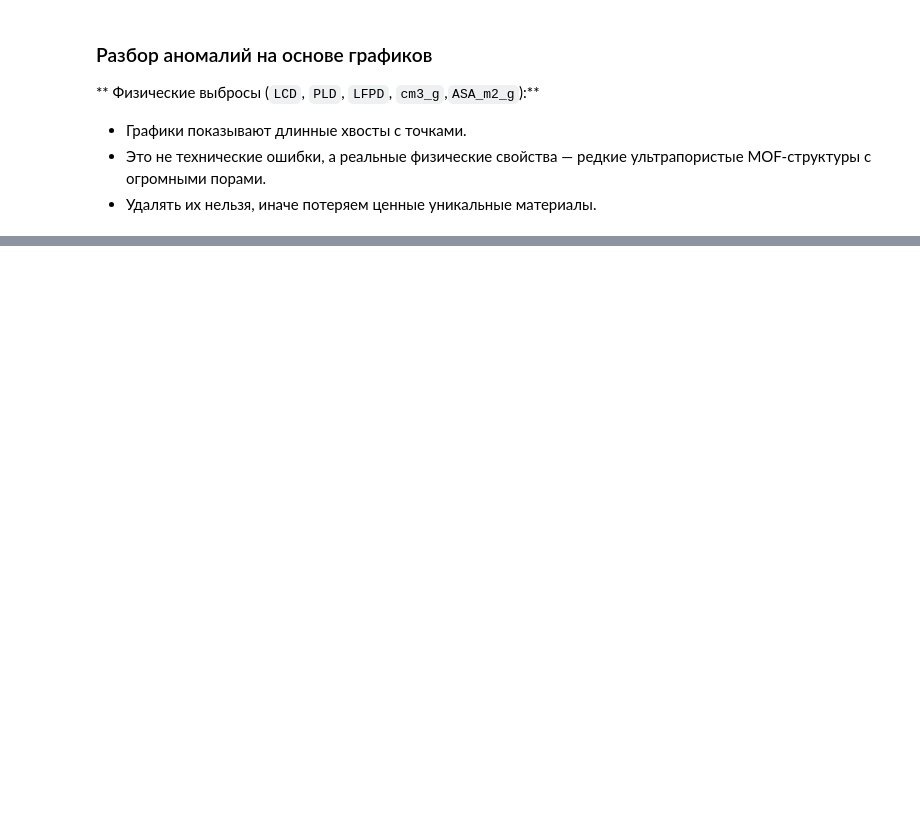
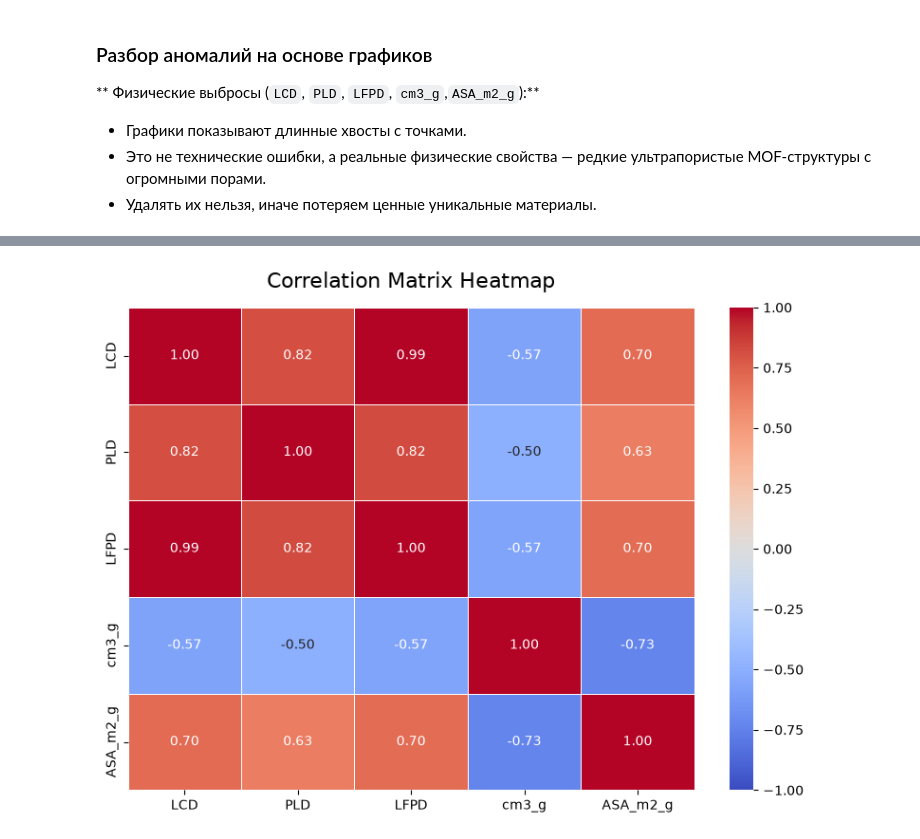
Before and after one commit to alenavas22/study-project, a Jupyter notebook: notebooks/EDA.ipynb, the cells around one changed output, grey strips where cells are left out. Cells and saved outputs as stored; diff of their text form; code cells hidden in the pictures; blank space fills up the shorter version.

```diff
--- a/notebooks/EDA.ipynb
+++ b/notebooks/EDA.ipynb
@@ -263,0 +303,8 @@ Name: ASA_m2_g, dtype: float64
+# %%
+fig, ax = plt.subplots(figsize=(8, 6))
+ax.set_title('Correlation Matrix Heatmap', fontsize=16, pad=15)
+sns.heatmap(df[target_features].corr(), annot=True, cmap='coolwarm',fmt=".2f",linewidths=0.5, vmin=-1, vmax=1, ax=ax)
+fig.tight_layout()
+plt.show()
+# %% [output]
+[figure, added]
```
Also changed, not shown: parts of 10 cells of this notebook.
